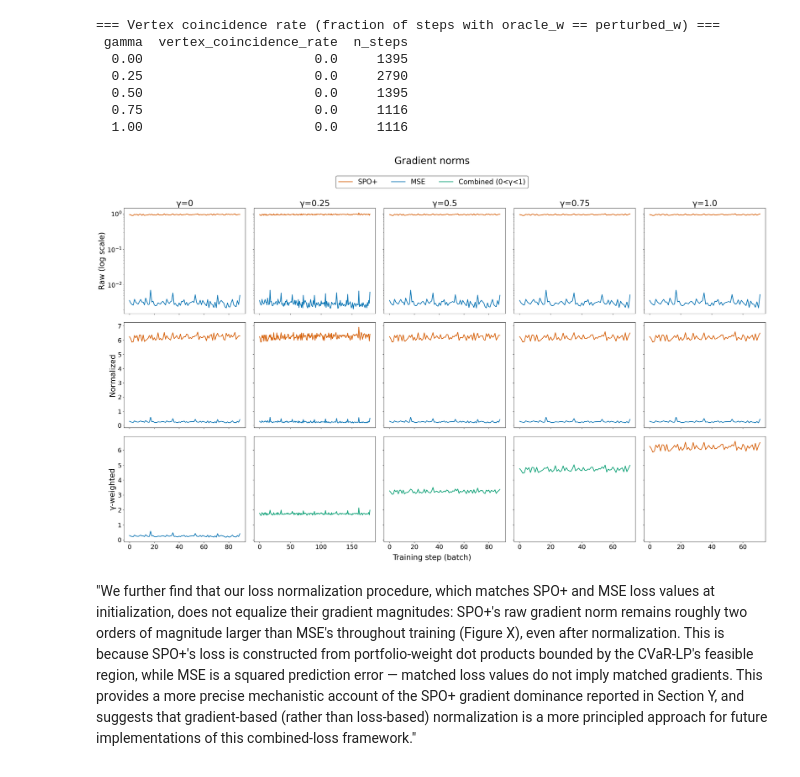
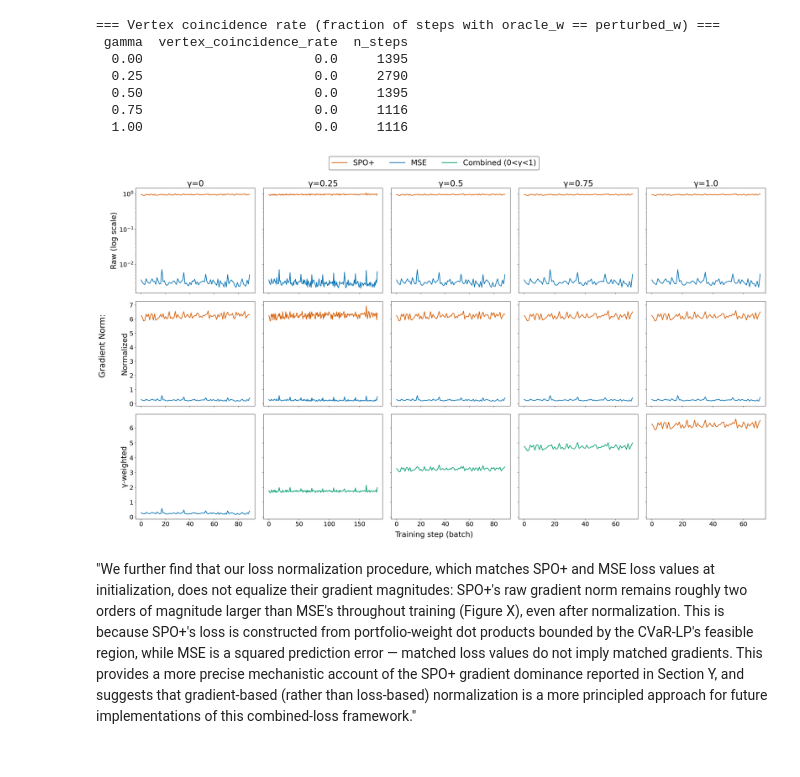
Before and after one commit to Maxiwall99/Decision-Focused-Portfolio-Optimization, a Jupyter notebook: notebooks/analysis.ipynb, the cells around one changed output. Drawn from its saved outputs; the diff is of its cells as text; code cells hidden in the pictures.

```diff
--- a/notebooks/analysis.ipynb
+++ b/notebooks/analysis.ipynb
@@ -750,8 +749,25 @@ gamma
 1.00   0.0334  0.0355  0.0136   -0.0464 -0.0482  0.0084
 # %%
 # Compare distribution of true vs predicted returns
-print("True:", pd.Series(np.concatenate(df['Y_test'])).describe())
-print("Pred:", pd.Series(np.concatenate(df['Y_hat_test'])).describe())
+true_vals = np.concatenate(df['Y_test'])
+pred_vals = np.concatenate(df['Y_hat_test'])
+
+print("True:", pd.Series(true_vals).describe())
+print("Pred:", pd.Series(pred_vals).describe())
+
+# Quick histogram
+plt.figure(figsize=(7, 4))
+bins = np.linspace(min(true_vals.min(), pred_vals.min()),
+                    max(true_vals.max(), pred_vals.max()), 100)
+plt.hist(true_vals, bins=bins, alpha=0.6, label='True', color='#0072B2', density=True)
+plt.hist(pred_vals, bins=bins, alpha=0.6, label='Predicted', color='#D55E00', density=True)
+plt.axvline(true_vals.mean(), color='#0072B2', linestyle='--', linewidth=1.5)
+plt.axvline(pred_vals.mean(), color='#D55E00', linestyle='--', linewidth=1.5)
+plt.xlabel('Return')
+plt.ylabel('Density')
+plt.legend()
+plt.tight_layout()
+plt.show()
 # %% [output]
 True: count    9000.000000
 mean        0.007463
@@ -907,9 +917,9 @@ That last sentence matters — mark it explicitly as an untested hypothesis, not
 # %%
-with open("results_spo+_diagnosis_checkpoint.pkl", "rb") as f:
+with open("results_spo+_diagnosis_checkpoint_270726.pkl", "rb") as f:
     diag_results = pickle.load(f)
 
-with open("diagnostics_checkpoint.pkl", "rb") as f:
-    diagnostics = pickle.load(f)   # dict: {gamma: diag_df}
+with open("diagnostics_270726.pkl", "rb") as f:
+    diagnostics = pickle.load(f)
 
 gammas_available = sorted(diagnostics.keys())
 print("Gammas available in this diagnostic run:", gammas_available)
@@ -997,40 +1007,41 @@ for col, g in enumerate(gammas_available):
     if col == 0:
         ax.set_ylabel('Normalized', fontsize=22)
 
     # Row 2: gamma-weighted, aggregated (sum of both contributions)
     ax = axes[2, col]
     aggregate = bd['spo_grad_norm_weighted'] + bd['mse_grad_norm_weighted']
     if g == 0:
         agg_color = MSE_COLOR       # weighted SPO+ term is exactly 0
     elif g == 1.0 or g == 1:
         agg_color = SPO_COLOR       # weighted MSE term is exactly 0
     else:
         agg_color = MIXED_COLOR
     ax.plot(bd['step'], aggregate, color=agg_color, linewidth=2.0)
     # ax.set_yscale('log')
     ax.tick_params(axis='both', labelsize=18)
     if col == 0:
         ax.set_ylabel('γ-weighted', fontsize=22)
 
-fig.suptitle('Gradient norms', fontsize=28, y=1.03)
+# fig.suptitle('Gradient norms', fontsize=28, y=1.03)
 fig.text(0.5, 0.015, 'Training step (batch)', ha='center', fontsize=22)
+fig.text(0.005, 0.5, 'Gradient Norm:', va='center', rotation='vertical', fontsize=24)
 
 # Shared legend
 from matplotlib.lines import Line2D
 legend_elements = [
-    Line2D([0], [0], color=SPO_COLOR, linewidth=2.0, label='SPO+'),
-    Line2D([0], [0], color=MSE_COLOR, linewidth=2.0, label='MSE'),
-    Line2D([0], [0], color=MIXED_COLOR, linewidth=2.0, label='Combined (0<γ<1)'),
+    Line2D([0], [0], color=SPO_COLOR, linewidth=2.2, label='SPO+'),
+    Line2D([0], [0], color=MSE_COLOR, linewidth=2.2, label='MSE'),
+    Line2D([0], [0], color=MIXED_COLOR, linewidth=2.2, label='Combined (0<γ<1)'),
 ]
 fig.legend(handles=legend_elements, loc='upper center', ncol=3,
-           bbox_to_anchor=(0.5, 0.99), frameon=True, edgecolor='black', fontsize=20)
+           bbox_to_anchor=(0.5, 0.99), frameon=True, edgecolor='black', fontsize=22)
 
 plt.tight_layout()
-fig.subplots_adjust(top=0.90, bottom=0.06)
+fig.subplots_adjust(top=0.90, bottom=0.06, left=0.06)
 plt.savefig('diag_gradient_norms.pdf', bbox_inches='tight')
 plt.show()
 # %% [output]
-[figure, old version]
+[figure, new version]
 # %% [markdown]
 "We further find that our loss normalization procedure, which matches SPO+ and MSE loss values at initialization, does not equalize their gradient magnitudes: SPO+'s raw gradient norm remains roughly two orders of magnitude larger than MSE's throughout training (Figure X), even after normalization. This is because SPO+'s loss is constructed from portfolio-weight dot products bounded by the CVaR-LP's feasible region, while MSE is a squared prediction error — matched loss values do not imply matched gradients. This provides a more precise mechanistic account of the SPO+ gradient dominance reported in Section Y, and suggests that gradient-based (rather than loss-based) normalization is a more principled approach for future implementations of this combined-loss framework."
 
```
Also changed, not shown: parts of 13 cells of this notebook, 11 other files.
